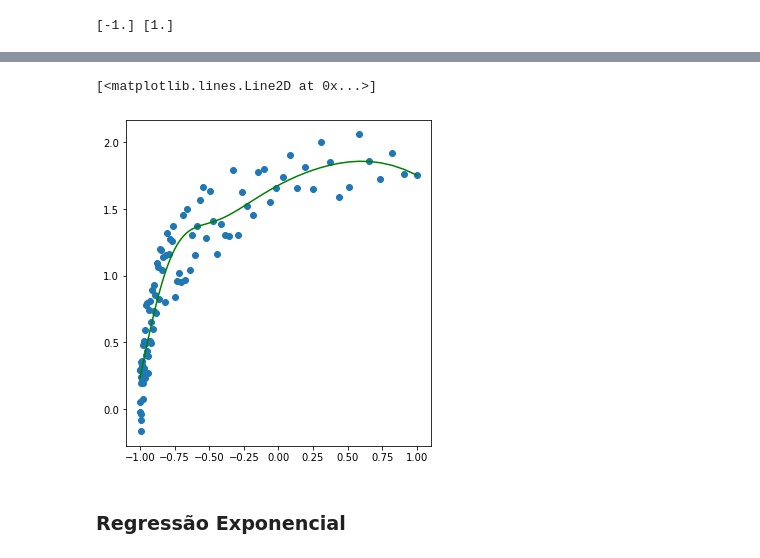
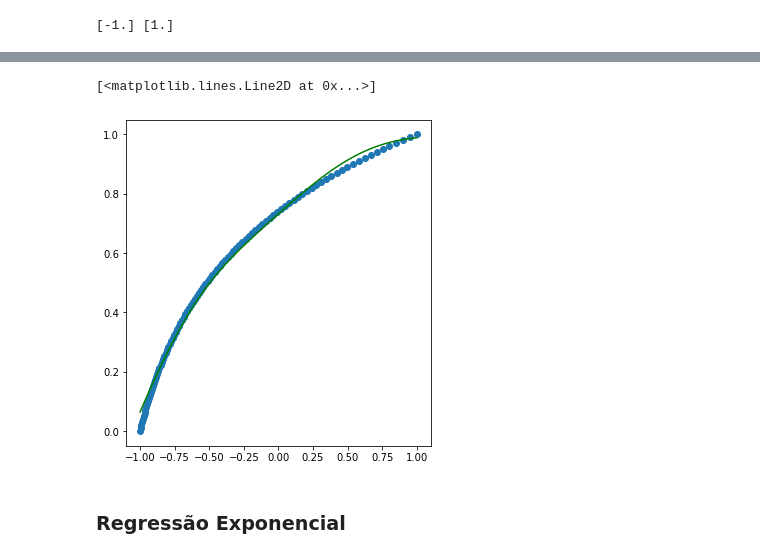
Before and after one commit to gregorylira/Neural-Network, a Jupyter notebook: Neural_Network.ipynb, the cells around one changed output, grey strips where cells are left out. Saved outputs shown, nothing was run; the diff lists cells and outputs as text; code cells hidden in the pictures.

```diff
--- a/Neural_Network.ipynb
+++ b/Neural_Network.ipynb
@@ -479,7 +484,7 @@ epoch: 3000/3000 loss_train: 1.76636161
 # %% [markdown]
 ### Regressão Logarítimica
 # %%
-x, y = make_log10(n_samples=100, x_min=1, x_max=100, noise=0.3)
+x, y = make_log10(n_samples=100, x_min=1, x_max=10, noise=0)
 
 print(x.shape, y.shape)
 plt.scatter(x, y)
@@ -500,7 +505,7 @@ input_dim, output_dim = x.shape[1], y.shape[1]
 # insira sua rede aqui!
 nn = NeuralNetwork(cost_func = mse, learning_rate=1e-2)
 nn.layers.append(Layer(input_dim=input_dim, output_dim=10, activation=tanh))
-nn.layers.append(Layer(input_dim=10, output_dim=10, activation=tanh))
+# nn.layers.append(Layer(input_dim=10, output_dim=10, activation=relu))
 nn.layers.append(Layer(input_dim=10, output_dim=output_dim, activation=linear))
 
 nn.fit(x,y, epochs=3000, verbose=300)
@@ -525,5 +530,5 @@ epoch: 3000/3000 loss_train: 0.01634093
 [<matplotlib.lines.Line2D at 0x...>]
-[figure, old version]
+[figure, new version]
 # %% [markdown]
 ### Regressão Exponencial
 # %%
```
Also changed, not shown: parts of 14 cells of this notebook, 7 other files.
